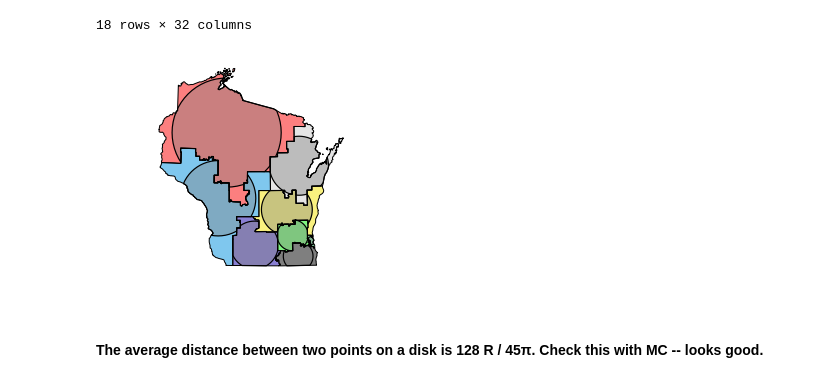
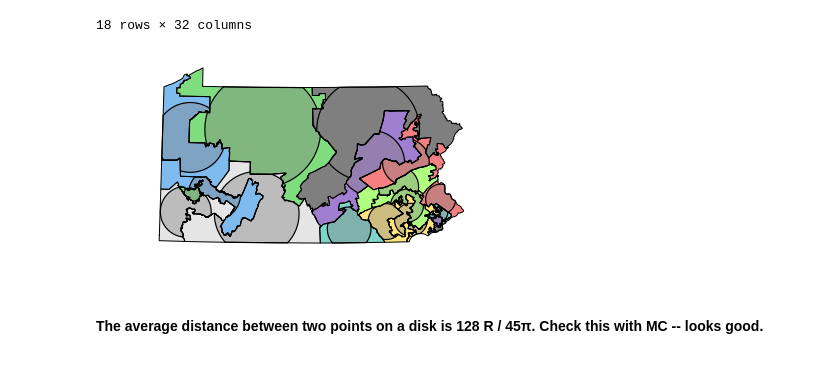
Before and after one commit to JamesSaxon/dist_analysis, a Jupyter notebook: historic.ipynb, the cells around one changed output. Drawn from its saved outputs; the diff is of its cells as text; code cells hidden in the pictures.

```diff
--- a/historic.ipynb
+++ b/historic.ipynb
@@ -335,19 +335,22 @@ metrics[(metrics.usps == 'PA') & (metrics.year == 2010)].sort_values(by = "obj_h
 | 1187 | 12 | (POLYGON ((1619306.802099874 -262... | PA | 114 | 2010 | POINT (455424.3578810858 121607.3... | POINT (432428.9288430401 133273.4... | 42451.475674 | 133016.730669 | 17842.081094 | ... | ... |
 18 rows × 32 columns
 # %%
+usps = "pa"
+epsg, fips, seats = get_state_info(usps)
+cd_gdf = get_state_cd_map(usps, 114, 2010, epsg)
 ax = cd_gdf.plot(cmap = "nipy_spectral")
 # tr_gdf.plot(color = "red", markersize = 1, ax = ax)
 # tr_gdf.set_geometry("ctr").plot(color = "green", markersize = 5, ax = ax)
 # tr_gdf.set_geometry("pctr").plot(color = "blue", markersize = 5, ax = ax)
 # cd_gdf.geometry.apply(get_lic_circ).plot(ax = ax, cmap = "nipy_spectral")
 cd_gdf.geometry.apply(get_exchange_area).plot(ax = ax, color = "grey", linewidth = 1.2, alpha = 0.4)
 
 # cd_gdf.convex_hull.intersection(state_mp).plot(ax = ax)
 # tr_gdf.set_geometry("shape").plot(column = "dperim", linewidth = 0, cmap = "RdBu", alpha = 1, ax = ax)
 # cd_gdf.boundary.plot(ax = ax, color = "white")
 ax.set_axis_off()
 # %% [output]
-[figure, old version]
+[figure, new version]
 # %% [markdown]
 #### The average distance between two points on a disk is 128 R / 45π.  Check this with MC -- looks good.
 # %%
```
Also changed, not shown: 4 other files.
